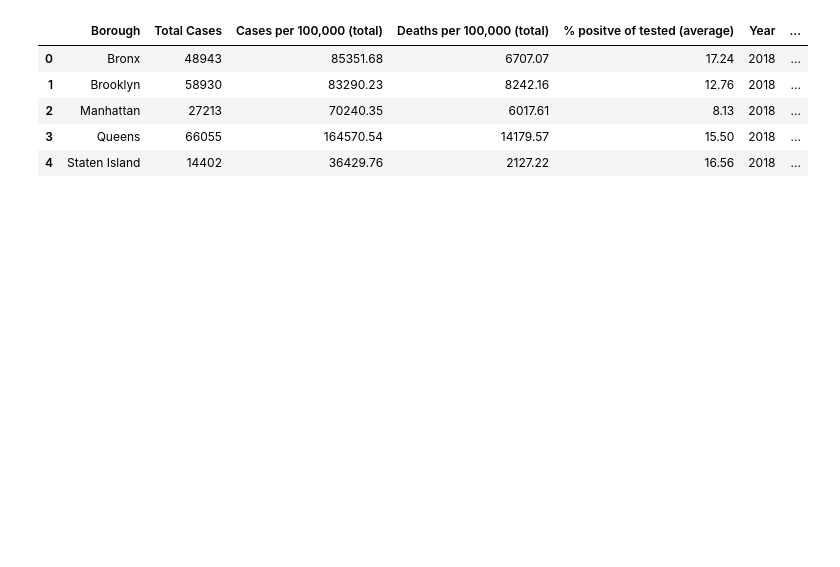
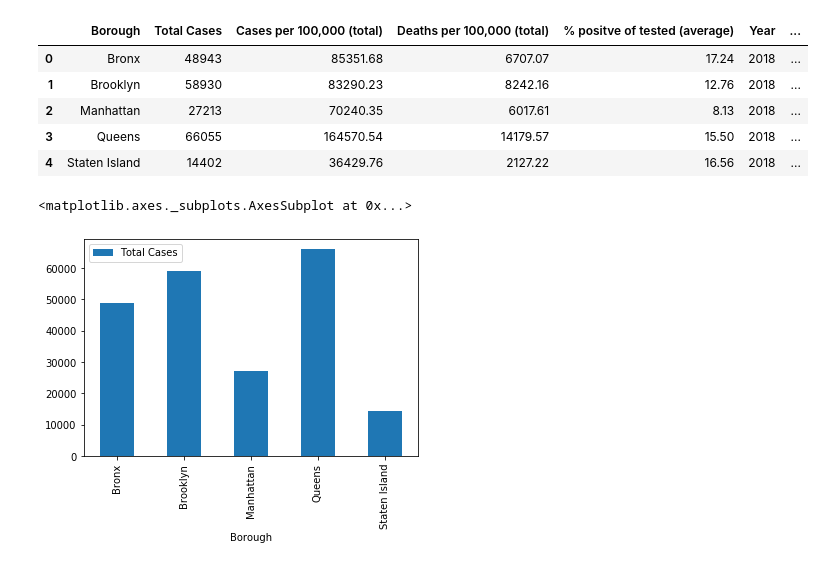
Before and after one commit to AMHlocal/Covid-19-and-NYC-Boroughs, a Jupyter notebook: Data Cleaning (Austin's file).ipynb, the cells around one changed output. Drawn from its saved outputs; the diff is of its cells as text; code cells hidden in the pictures; blank space fills up the shorter version.

Commit message:
adding bar chart

```diff
--- a/Data Cleaning (Austin's file).ipynb
+++ b/Data Cleaning (Austin's file).ipynb
@@ -105,3 +108,9 @@ final.head()
 | 2 | Manhattan | 27213 | 70240.35 | 6017.61 | 8.13 | 2018 | ... |
 | 3 | Queens | 66055 | 164570.54 | 14179.57 | 15.50 | 2018 | ... |
 | 4 | Staten Island | 14402 | 36429.76 | 2127.22 | 16.56 | 2018 | ... |
+# %%
+boro_total_bar = final.plot.bar(x = "Borough", y = "Total Cases")
+boro_total_bar
+# %% [output]
+<matplotlib.axes._subplots.AxesSubplot at 0x...>
+[figure, added]
```
Also changed, not shown: parts of 3 cells of this notebook.
